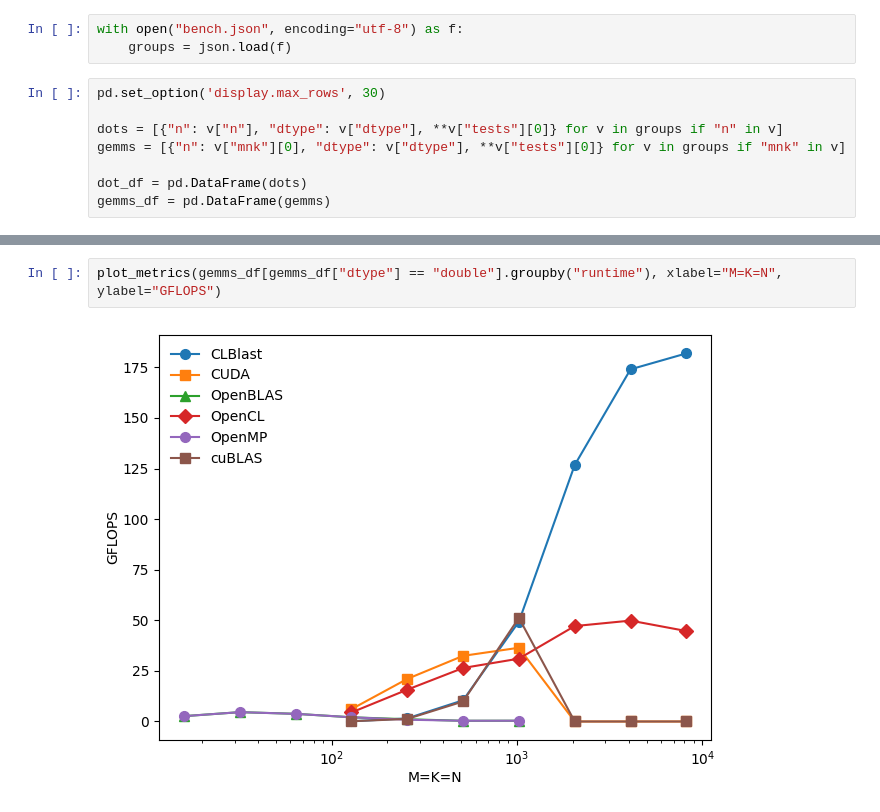
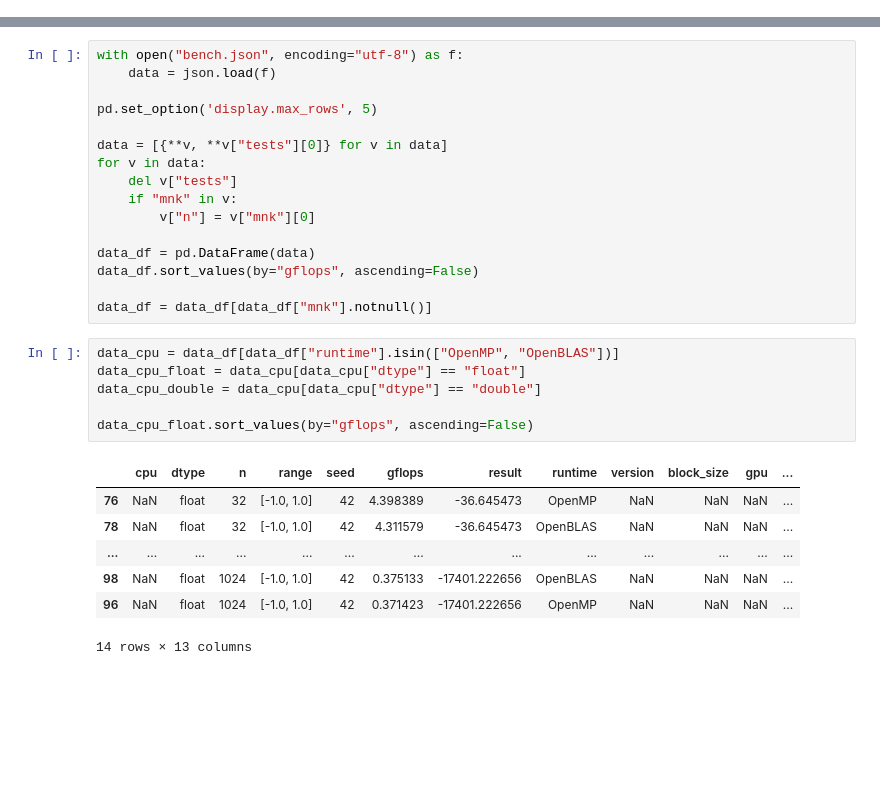
Before and after one commit to evsholukh/MatVec, a Jupyter notebook: bench.ipynb, the cells around one changed output, grey strips where cells are left out. Saved outputs shown, nothing was run; the diff lists cells and outputs as text; blank space fills up the shorter version.

```diff
--- a/bench.ipynb
+++ b/bench.ipynb
@@ -27,11 +29,0 @@ import pandas as pd
-# %%
-with open("bench.json", encoding="utf-8") as f:
-    groups = json.load(f)
-# %%
-pd.set_option('display.max_rows', 30)
-
-dots = [{"n": v["n"], "dtype": v["dtype"], **v["tests"][0]} for v in groups if "n" in v]
-gemms = [{"n": v["mnk"][0], "dtype": v["dtype"], **v["tests"][0]} for v in groups if "mnk" in v]
-
-dot_df = pd.DataFrame(dots)
-gemms_df = pd.DataFrame(gemms)
@@ -77,4 +30,30 @@ plot_metrics(gemms_df[gemms_df["dtype"] == "float"].groupby("runtime"), xlabel="
-# %%
-plot_metrics(gemms_df[gemms_df["dtype"] == "double"].groupby("runtime"), xlabel="M=K=N", ylabel="GFLOPS")
-# %% [output]
-[figure, removed]
+# %%
+with open("bench.json", encoding="utf-8") as f:
+    data = json.load(f)
+
+pd.set_option('display.max_rows', 5)
+
+data = [{**v, **v["tests"][0]} for v in data]
+for v in data:
+    del v["tests"]
+    if "mnk" in v:
+        v["n"] = v["mnk"][0]
+
+data_df = pd.DataFrame(data)
+data_df.sort_values(by="gflops", ascending=False)
+
+data_df = data_df[data_df["mnk"].notnull()]
+# %%
+data_cpu = data_df[data_df["runtime"].isin(["OpenMP", "OpenBLAS"])]
+data_cpu_float = data_cpu[data_cpu["dtype"] == "float"]
+data_cpu_double = data_cpu[data_cpu["dtype"] == "double"]
+
+data_cpu_float.sort_values(by="gflops", ascending=False)
+# %% [output]
+|  | cpu | dtype | n | range | seed | gflops | result | runtime | version | block_size | gpu | ... |
+| 76 | NaN | float | 32 | [-1.0, 1.0] | 42 | 4.398389 | -36.645473 | OpenMP | NaN | NaN | NaN | ... |
+| 78 | NaN | float | 32 | [-1.0, 1.0] | 42 | 4.311579 | -36.645473 | OpenBLAS | NaN | NaN | NaN | ... |
+| ... | ... | ... | ... | ... | ... | ... | ... | ... | ... | ... | ... | ... |
+| 98 | NaN | float | 1024 | [-1.0, 1.0] | 42 | 0.375133 | -17401.222656 | OpenBLAS | NaN | NaN | NaN | ... |
+| 96 | NaN | float | 1024 | [-1.0, 1.0] | 42 | 0.371423 | -17401.222656 | OpenMP | NaN | NaN | NaN | ... |
+14 rows × 13 columns
```
Also changed, not shown: parts of 11 cells of this notebook, 1 other file.
